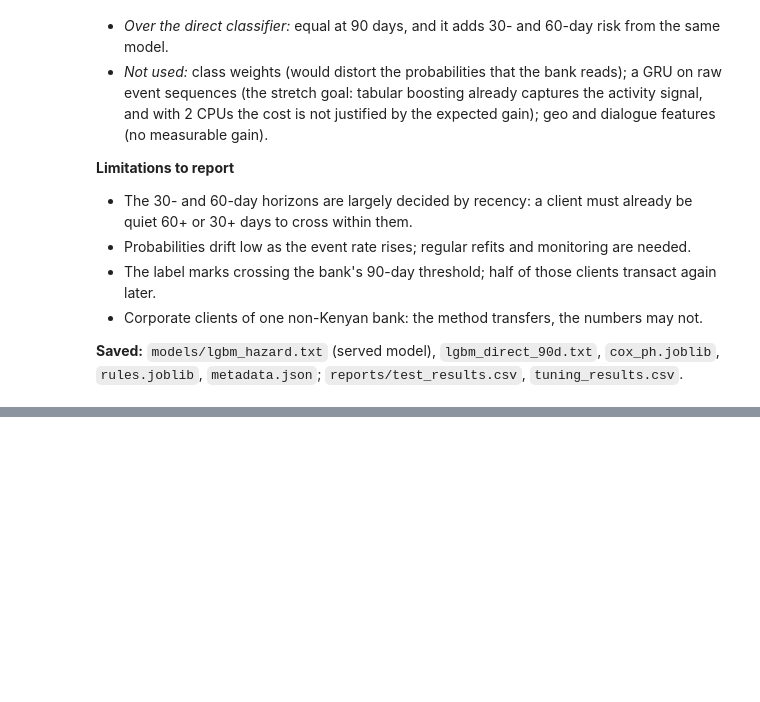
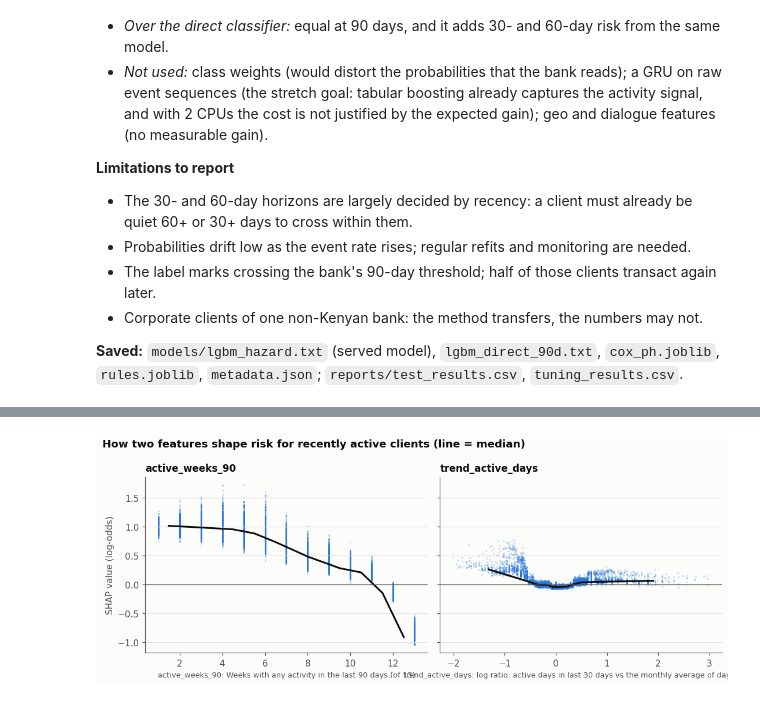
Before and after one commit to tintinWanyoike/084045_dsa_8401_capstone_project, a Jupyter notebook: notebook.ipynb, the cells around one changed output, grey strips where cells are left out. Cells and saved outputs as stored; diff of their text form; code cells hidden in the pictures; blank space fills up the shorter version.

```diff
--- a/notebook.ipynb
+++ b/notebook.ipynb
@@ -2990,0 +3161,20 @@ zsh:1: no matches found: Project/084045_dsa_8401_capstone_project/reports/*.csv
+# %%
+fig, axes = plt.subplots(1, 2, figsize=(10, 4), sharey=True)
+for ax, f in zip(axes, ["active_weeks_90", "trend_active_days"]):
+    x = sample[f].to_numpy()
+    ax.scatter(x, shap3[f], s=4, alpha=0.25, color=BLUE, linewidths=0)
+    # median SHAP per value bin, to show the shape through the cloud
+    bins = np.unique(np.quantile(x, np.linspace(0, 1, 21)))
+    mids = pd.Series(shap3[f].to_numpy()).groupby(pd.cut(x, bins, include_lowest=True), observed=True).median()
+    centers = [iv.mid for iv in mids.index]
+    ax.plot(centers, mids.to_numpy(), color=INK, lw=2)
+    ax.axhline(0, color=INK_2, lw=0.8)
+    ax.set_xlabel(f"{f}: {fd.loc[f, 'description']}", fontsize=8.5)
+    ax.set_title(f, fontsize=11)
+axes[0].set_ylabel("SHAP value (log-odds)")
+fig.suptitle("How two features shape risk for recently active clients (line = median)",
+             x=0.01, ha="left", fontweight="bold", color=INK)
+plt.tight_layout()
+plt.show()
+# %% [output]
+[figure, added]
```
Also changed, not shown: parts of 31 cells of this notebook, 3 other files.
